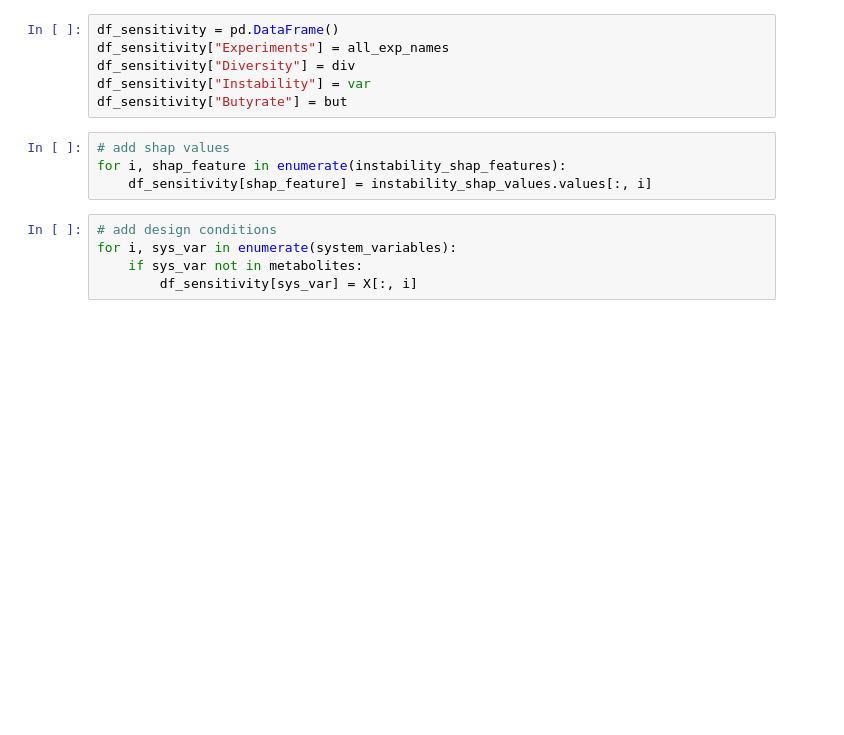
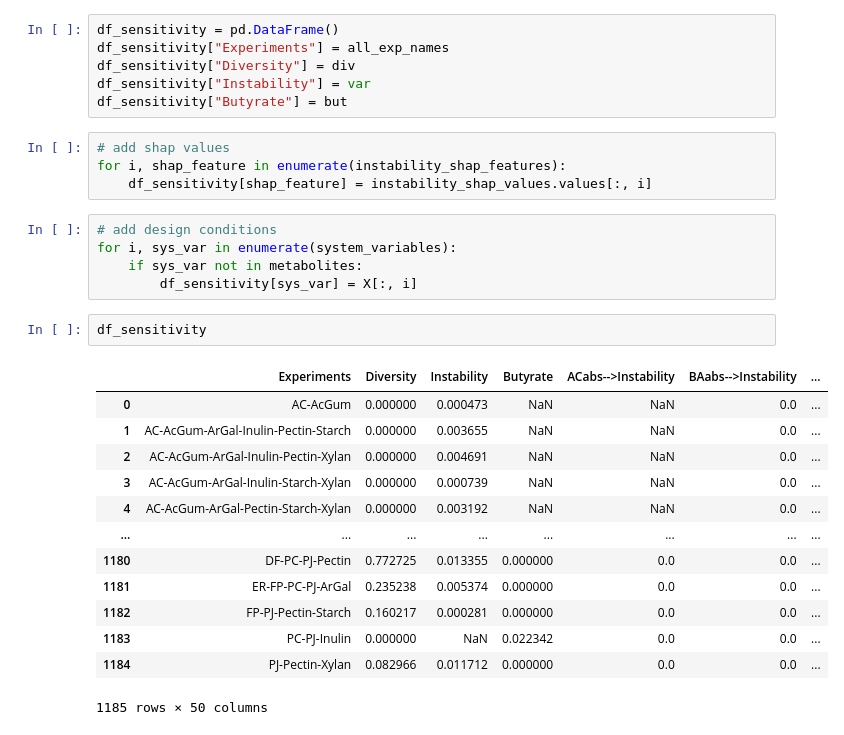
Before and after one commit to VenturelliLab/Connors-Thompson_et_al_2026, a Jupyter notebook: MiRNN Sensitivity (Stability SHAP).ipynb, the cells around one changed output. Drawn from its saved outputs; the diff is of its cells as text; blank space fills up the shorter version.

```diff
--- a/MiRNN Sensitivity (Stability SHAP).ipynb
+++ b/MiRNN Sensitivity (Stability SHAP).ipynb
@@ -249,6 +248,22 @@ for i, shap_feature in enumerate(instability_shap_features):
 for i, sys_var in enumerate(system_variables):
     if sys_var not in metabolites:
         df_sensitivity[sys_var] = X[:, i]
+# %%
+df_sensitivity
+# %% [output]
+|  | Experiments | Diversity | Instability | Butyrate | ACabs-->Instability | BAabs-->Instability | ... |
+| 0 | AC-AcGum | 0.000000 | 0.000473 | NaN | NaN | 0.0 | ... |
+| 1 | AC-AcGum-ArGal-Inulin-Pectin-Starch | 0.000000 | 0.003655 | NaN | NaN | 0.0 | ... |
+| 2 | AC-AcGum-ArGal-Inulin-Pectin-Xylan | 0.000000 | 0.004691 | NaN | NaN | 0.0 | ... |
+| 3 | AC-AcGum-ArGal-Inulin-Starch-Xylan | 0.000000 | 0.000739 | NaN | NaN | 0.0 | ... |
+| 4 | AC-AcGum-ArGal-Pectin-Starch-Xylan | 0.000000 | 0.003192 | NaN | NaN | 0.0 | ... |
+| ... | ... | ... | ... | ... | ... | ... | ... |
+| 1180 | DF-PC-PJ-Pectin | 0.772725 | 0.013355 | 0.000000 | 0.0 | 0.0 | ... |
+| 1181 | ER-FP-PC-PJ-ArGal | 0.235238 | 0.005374 | 0.000000 | 0.0 | 0.0 | ... |
+| 1182 | FP-PJ-Pectin-Starch | 0.160217 | 0.000281 | 0.000000 | 0.0 | 0.0 | ... |
+| 1183 | PC-PJ-Inulin | 0.000000 | NaN | 0.022342 | 0.0 | 0.0 | ... |
+| 1184 | PJ-Pectin-Xylan | 0.082966 | 0.011712 | 0.000000 | 0.0 | 0.0 | ... |
+1185 rows × 50 columns
 # %%
 shap_dict = {}
 for variable in species:
```
Also changed, not shown: parts of 5 cells of this notebook, 9 other files.
